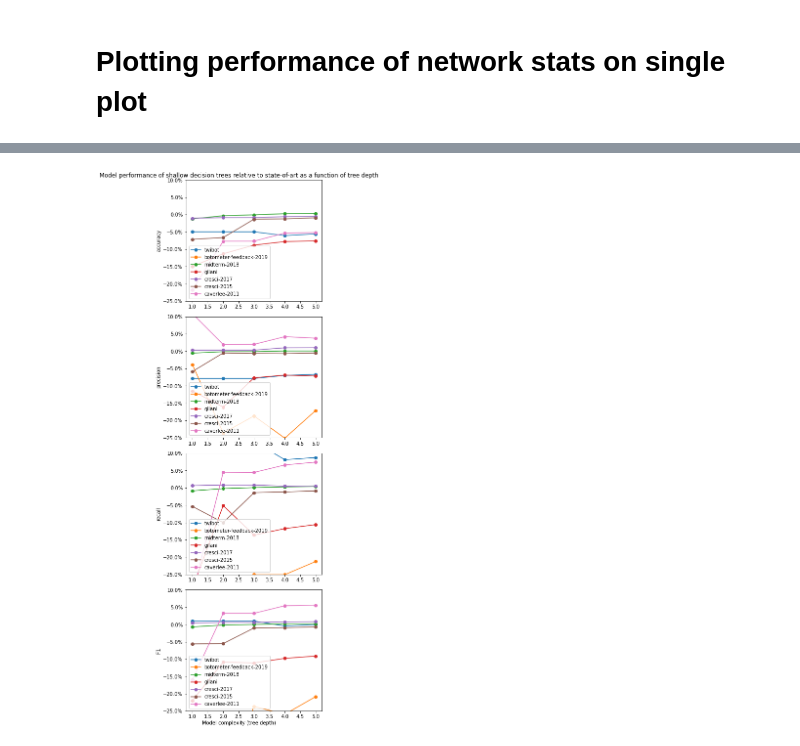
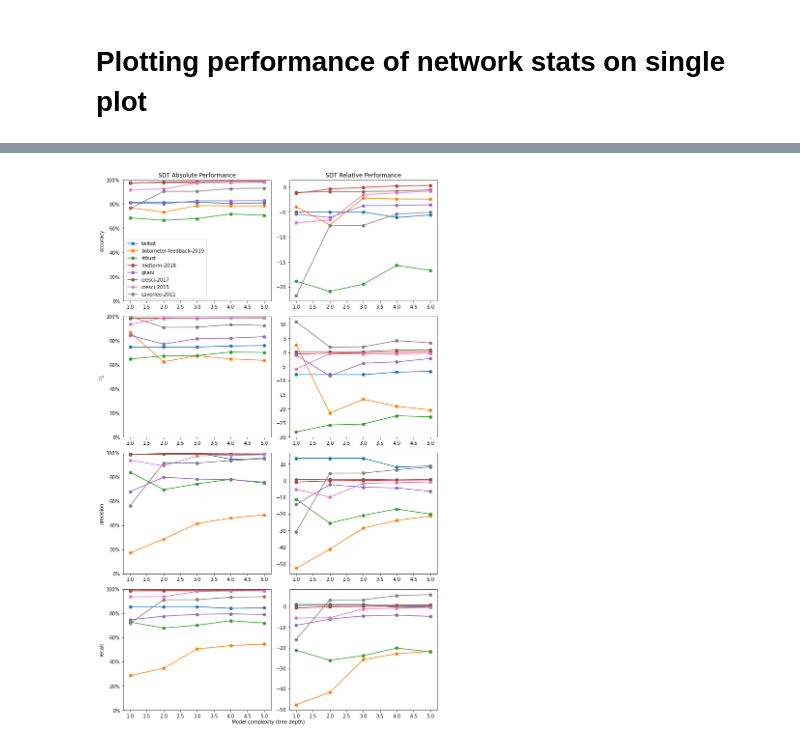
Before and after one commit to johnchrishays/bot-detection, a Jupyter notebook: Simple Decision Rules Give High Accuracy for Detecting Social Bots on Benchmark Datasets.ipynb, the cells around one changed output, grey strips where cells are left out. Saved outputs shown, nothing was run; the diff lists cells and outputs as text; code cells hidden in the pictures.

```diff
--- a/Simple Decision Rules Give High Accuracy for Detecting Social Bots on Benchmark Datasets.ipynb
+++ b/Simple Decision Rules Give High Accuracy for Detecting Social Bots on Benchmark Datasets.ipynb
@@ -60,6 +48,7 @@ gilani_scores = analyze_bot_repo_dataset(gilani_one_hot, gilani_labels)
 #gilani-2017 with derived features from orginal paper
 gilani_derived_dfs, gilani_derived_labels = load_gilani_derived_bands(PROJ_PATH + f"/data/gilani_derived/classification_processed/")
 gilani_derived_scores = [analyze_bot_repo_dataset(gilani_derived_df, gilani_derived_label) for gilani_derived_df, gilani_derived_label in zip(gilani_derived_dfs, gilani_derived_labels)]
+gilani_derived_scores_avg = [[sum([strat[depth_ind][scr_ind] for strat in gilani_derived_scores])/4 for scr_ind in range(4)] for depth_ind in range(5)]
 
 #cresci-2017
 cresci2017, cresci2017_one_hot, cresci2017_labels = load_cresci2017(PROJ_PATH + "/data/cresci-2017/{}.csv/users.csv")
@@ -521,23 +292,23 @@ scores_dict = {
         'num_humans': 380,
         'scores': botometer_feedback_scores
     },
-#     "rtbust": {
-#         "a": 0.8755,
-#         'p': 0.9304,
-#         'r': 0.9512,
-#         'scores': rtbust_scores
-#     },
+    "rtbust": {
+        "a": 0.8755,
+        'p': 0.9304,
+        'r': 0.9512,
+        'scores': rtbust_scores
+    },
     "midterm-2018": {
         "a": 0.987,
         'p': 0.989,
         'r': 0.995,
-        'scores': midterm2018_scores
+        'scores': midterm_scores
     },
     "gilani": {
         "a": 0.8644,
         'p': 0.854,
         'r': 0.822,
-        'scores': gilani_processed_scores
+        'scores': gilani_derived_scores_avg
     },
     "cresci-2017": {
         'a': 0.9871,
@@ -560,36 +331,47 @@ scores_dict = {
         'scores': caverlee2011_scores
     },
 }
-metric_names = ['accuracy', 'precision', 'recall', 'F1']
+metric_names = ['accuracy', 'F1', 'precision', 'recall']
 # %%
-fig, axes = plt.subplots(4,1, figsize=(5, 16))
+fig, axes = plt.subplots(4,2, figsize=(10, 16))
 
 for i, metric_name in enumerate(metric_names):
     for name, d in scores_dict.items():
 #         if (name in ['gilani', 'botometer-feedback-2019', 'rtbust']):
 #             continue
         if i == 0:
             if 'a' in d:
                 soa_score = d['a']
             else:
                 soa_score = calculate_accuracy(d['p'], d['r'], d['num_bots'], d['num_humans'])
         if i == 1:
             soa_score = d['p']
         if i == 2:
             soa_score = d['r']
         if i == 3:
-            soa_score = 2 * (d['p'] * d['r']) / (d['p'] + d['r'])
-
-        metric_i = [(item[i] - soa_score)*100 for item in d['scores']]
-        axes[i].plot(range(1,6), metric_i, label=name, marker="o")
-    axes[i].set_ylabel(metric_name)
-    axes[i].set_ylim((-25,10))
+            d['f'] = 2 * (d['p'] * d['r']) / (d['p'] + d['r'])
+            soa_score = d['f']
+        #print(name, d['scores'])
+        metric_i = [item[i]*100 for item in d['scores']]
+        axes[i][0].plot(range(1,6), metric_i, label=name, marker="o")
+        metric_i_relative = [(item[i]-soa_score)*100 for item in d['scores']]
+        axes[i][1].plot(range(1,6), metric_i_relative, label=name, marker="o")
+        metric_i_max = max([item[i] for item in d['scores']])
+        delta_i = metric_i_max - soa_score
+        d["sdt_"+metric_name] = metric_i_max
+        d["sdt_delta_"+metric_name] = delta_i
+    axes[i][0].set_ylabel(metric_name)
+    axes[i][0].set_ylim((0,100))
     yticks = mtick.PercentFormatter(is_latex=True)
-    axes[i].yaxis.set_major_formatter(yticks)
-    axes[i].legend(loc='lower left')
+    axes[i][0].yaxis.set_major_formatter(yticks)
+axes[0][0].legend(loc='lower left')
 fig.text(0.5, 0.0, 'Model complexity (tree depth)', ha='center')
-fig.suptitle("Model performance of shallow decision trees relative to state-of-art as a function of tree depth")
+axes[0][0].set_title("SDT Absolute Performance")
+axes[0][1].set_title("SDT Relative Performance")
 fig.tight_layout()
 plt.show()
+
+score_df = pd.DataFrame.from_dict(scores_dict, orient="index")
+score_df.to_csv("bot_detection_scores.csv")
 # %% [output]
-[figure, old version]
+[figure, new version]
```
Also changed, not shown: parts of 62 cells of this notebook, 1 other file.
